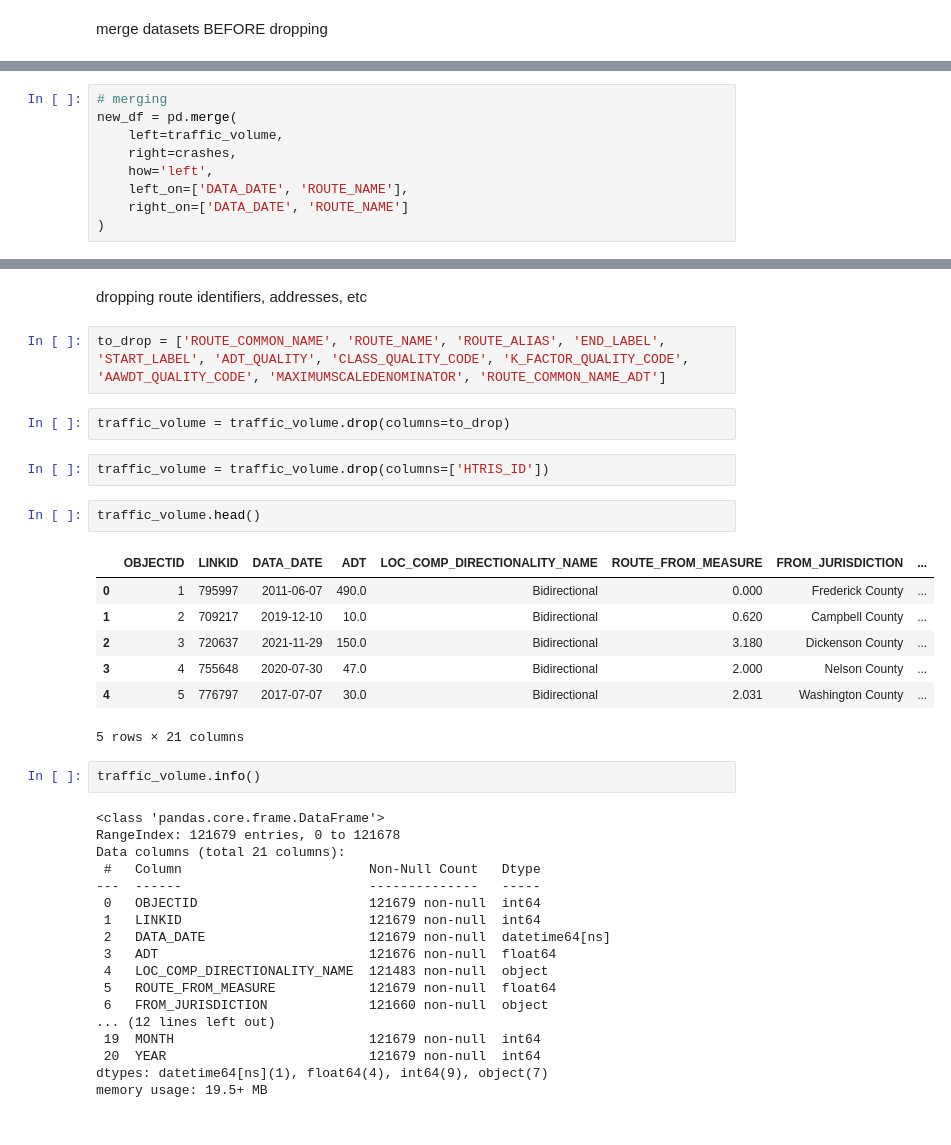
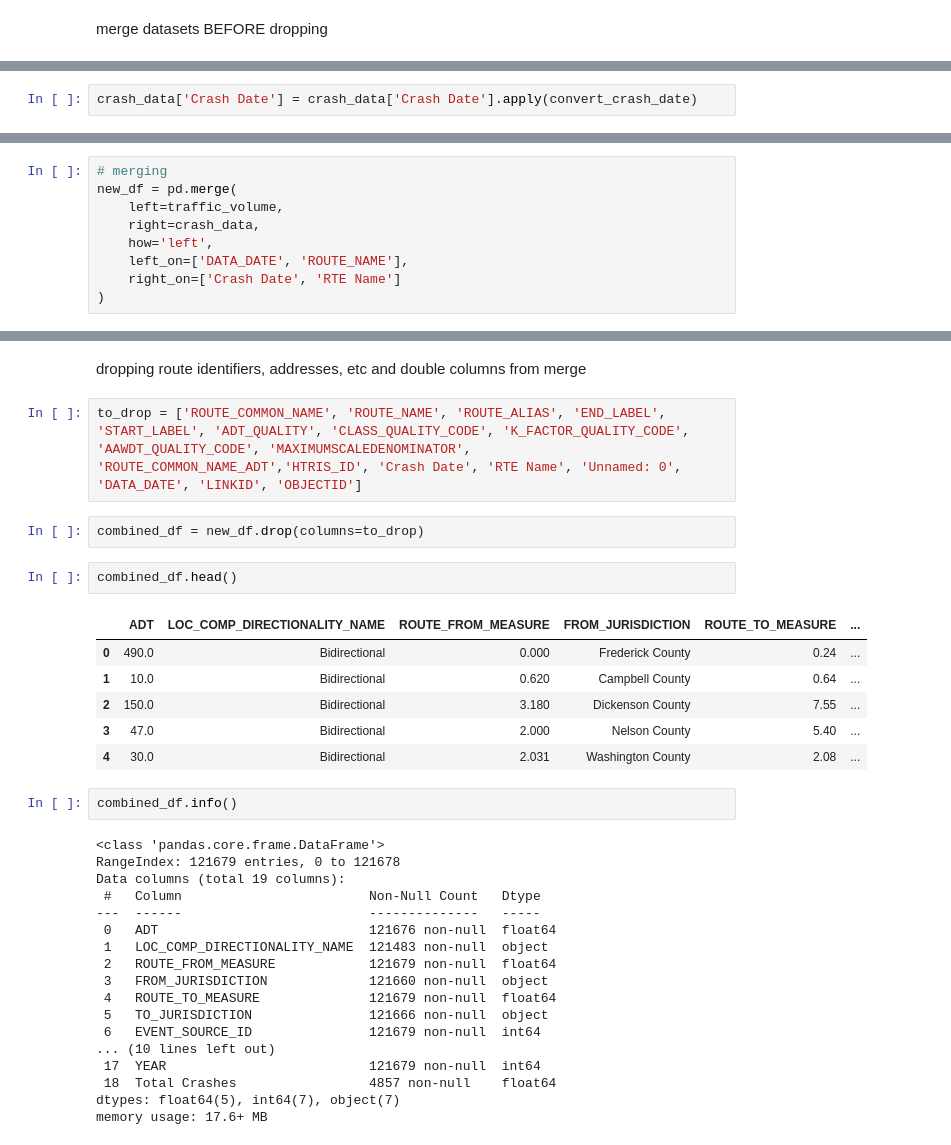
Before and after one commit to helen-yao/ML4VA, a Jupyter notebook: ML4VA/ml4va.ipynb, the cells around one changed output, grey strips where cells are left out. Drawn from its saved outputs; the diff is of its cells as text.

Commit message:
merged dataframes and finalized cleaning

```diff
--- a/ML4VA/ml4va.ipynb
+++ b/ML4VA/ml4va.ipynb
@@ -150,0 +220,2 @@ merge datasets BEFORE dropping
+# %%
+crash_data['Crash Date'] = crash_data['Crash Date'].apply(convert_crash_date)
@@ -152,8 +232,8 @@ merge datasets BEFORE dropping
 # merging
 new_df = pd.merge(
     left=traffic_volume,
-    right=crashes,
+    right=crash_data,
     how='left',
     left_on=['DATA_DATE', 'ROUTE_NAME'],
-    right_on=['DATA_DATE', 'ROUTE_NAME']
+    right_on=['Crash Date', 'RTE Name']
 )
@@ -160,39 +288,36 @@ new_df = pd.merge(
 # %% [markdown]
-dropping route identifiers, addresses, etc
+dropping route identifiers, addresses, etc and double columns from merge
 # %%
-to_drop = ['ROUTE_COMMON_NAME', 'ROUTE_NAME', 'ROUTE_ALIAS', 'END_LABEL', 'START_LABEL', 'ADT_QUALITY', 'CLASS_QUALITY_CODE', 'K_FACTOR_QUALITY_CODE', 'AAWDT_QUALITY_CODE', 'MAXIMUMSCALEDENOMINATOR', 'ROUTE_COMMON_NAME_ADT']
+to_drop = ['ROUTE_COMMON_NAME', 'ROUTE_NAME', 'ROUTE_ALIAS', 'END_LABEL', 'START_LABEL', 'ADT_QUALITY', 'CLASS_QUALITY_CODE', 'K_FACTOR_QUALITY_CODE', 'AAWDT_QUALITY_CODE', 'MAXIMUMSCALEDENOMINATOR', 'ROUTE_COMMON_NAME_ADT','HTRIS_ID', 'Crash Date', 'RTE Name', 'Unnamed: 0', 'DATA_DATE', 'LINKID', 'OBJECTID']
 # %%
-traffic_volume = traffic_volume.drop(columns=to_drop)
+combined_df = new_df.drop(columns=to_drop)
-# %%
-traffic_volume = traffic_volume.drop(columns=['HTRIS_ID'])
 # %%
-traffic_volume.head()
+combined_df.head()
 # %% [output]
-|  | OBJECTID | LINKID | DATA_DATE | ADT | LOC_COMP_DIRECTIONALITY_NAME | ROUTE_FROM_MEASURE | FROM_JURISDICTION | ... |
-| 0 | 1 | 795997 | 2011-06-07 | 490.0 | Bidirectional | 0.000 | Frederick County | ... |
-| 1 | 2 | 709217 | 2019-12-10 | 10.0 | Bidirectional | 0.620 | Campbell County | ... |
-| 2 | 3 | 720637 | 2021-11-29 | 150.0 | Bidirectional | 3.180 | Dickenson County | ... |
-| 3 | 4 | 755648 | 2020-07-30 | 47.0 | Bidirectional | 2.000 | Nelson County | ... |
-| 4 | 5 | 776797 | 2017-07-07 | 30.0 | Bidirectional | 2.031 | Washington County | ... |
+|  | ADT | LOC_COMP_DIRECTIONALITY_NAME | ROUTE_FROM_MEASURE | FROM_JURISDICTION | ROUTE_TO_MEASURE | ... |
+| 0 | 490.0 | Bidirectional | 0.000 | Frederick County | 0.24 | ... |
+| 1 | 10.0 | Bidirectional | 0.620 | Campbell County | 0.64 | ... |
+| 2 | 150.0 | Bidirectional | 3.180 | Dickenson County | 7.55 | ... |
+| 3 | 47.0 | Bidirectional | 2.000 | Nelson County | 5.40 | ... |
+| 4 | 30.0 | Bidirectional | 2.031 | Washington County | 2.08 | ... |
-5 rows × 21 columns
 # %%
-traffic_volume.info()
+combined_df.info()
 # %% [output]
 <class 'pandas.core.frame.DataFrame'>
 RangeIndex: 121679 entries, 0 to 121678
-Data columns (total 21 columns):
+Data columns (total 19 columns):
  #   Column                        Non-Null Count   Dtype
 ---  ------                        --------------   -----
- 0   OBJECTID                      121679 non-null  int64
- 1   LINKID                        121679 non-null  int64
- 2   DATA_DATE                     121679 non-null  datetime64[ns]
- 3   ADT                           121676 non-null  float64
- 4   LOC_COMP_DIRECTIONALITY_NAME  121483 non-null  object
- 5   ROUTE_FROM_MEASURE            121679 non-null  float64
- 6   FROM_JURISDICTION             121660 non-null  object
-... (12 lines left out)
- 19  MONTH                         121679 non-null  int64
- 20  YEAR                          121679 non-null  int64
-dtypes: datetime64[ns](1), float64(4), int64(9), object(7)
-memory usage: 19.5+ MB
+ 0   ADT                           121676 non-null  float64
+ 1   LOC_COMP_DIRECTIONALITY_NAME  121483 non-null  object
+ 2   ROUTE_FROM_MEASURE            121679 non-null  float64
+ 3   FROM_JURISDICTION             121660 non-null  object
+ 4   ROUTE_TO_MEASURE              121679 non-null  float64
+ 5   TO_JURISDICTION               121666 non-null  object
+ 6   EVENT_SOURCE_ID               121679 non-null  int64
+... (10 lines left out)
+ 17  YEAR                          121679 non-null  int64
+ 18  Total Crashes                 4857 non-null    float64
+dtypes: float64(5), int64(7), object(7)
+memory usage: 17.6+ MB
 # %%
```
Also changed, not shown: parts of 21 cells of this notebook.
